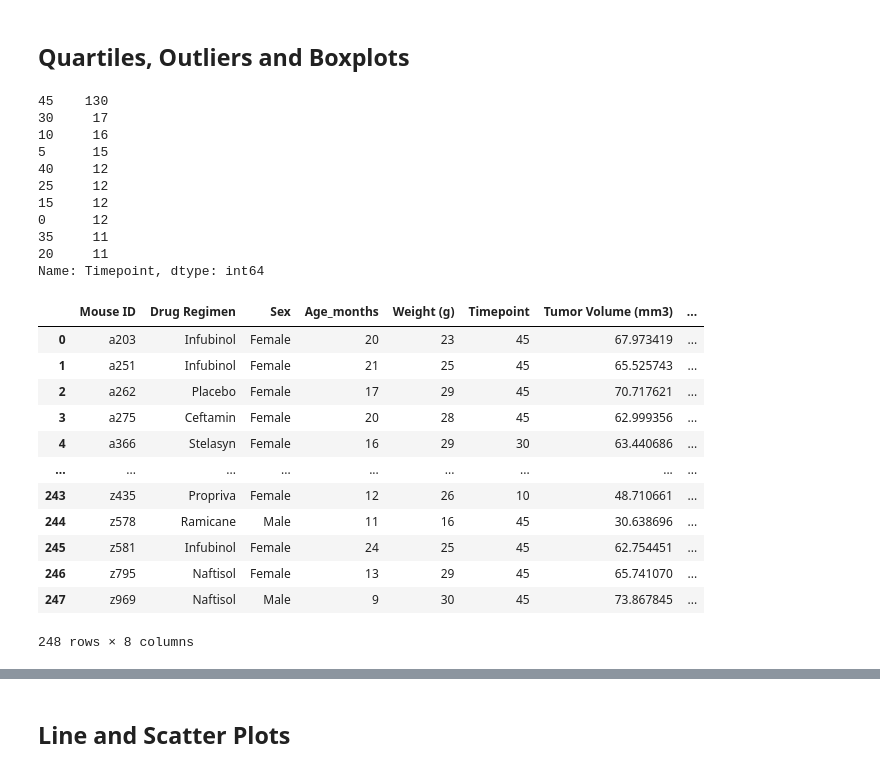
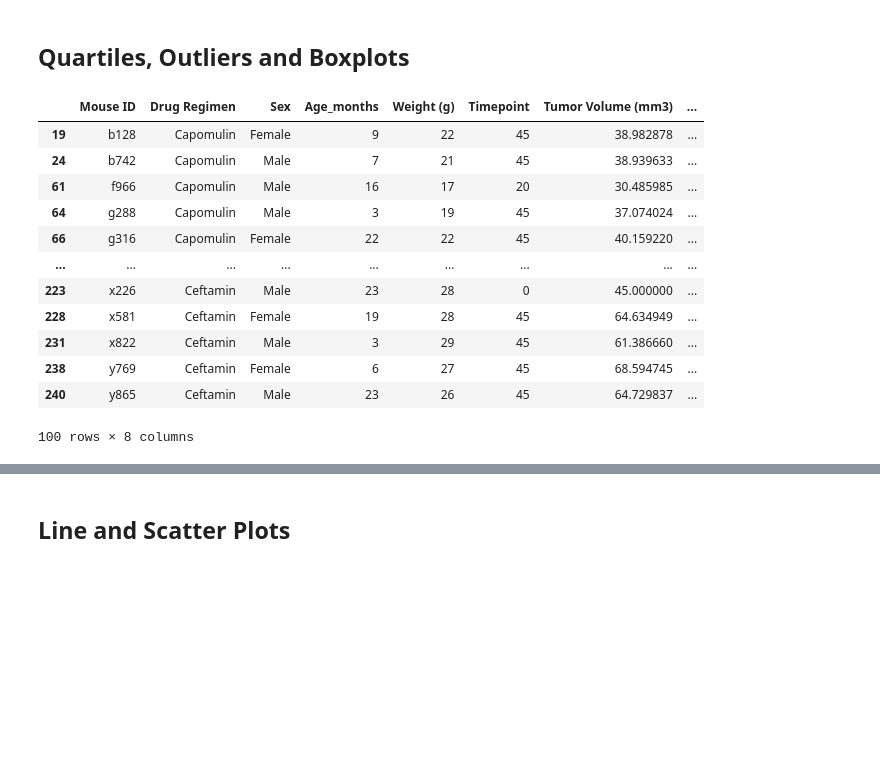
Before and after one commit to ashparra97/Matplotlib-challenge, a Jupyter notebook: pymaceuticals_starter.ipynb, the cells around one changed output, grey strips where cells are left out. Cells and saved outputs as stored; diff of their text form; code cells hidden in the pictures; blank space fills up the shorter version.

```diff
--- a/pymaceuticals_starter.ipynb
+++ b/pymaceuticals_starter.ipynb
@@ -201,48 +201,56 @@ Text(0.5, 1.0, 'Proportion of Male and Female Mice')
 # %% [markdown]
 ## Quartiles, Outliers and Boxplots
 # %%
-# Calculate the final tumor volume of each mouse across four of the treatment regimens:
-# Capomulin, Ramicane, Infubinol, and Ceftamin
+# Calculate the final tumor volume of each mouse across four of the treatment regimens: Capomulin, Ramicane, Infubinol, and Ceftamin
 
 # Start by getting the last (greatest) timepoint for each mouse
 groupedmice = clean.groupby(["Mouse ID"])
 timepoints_df = pd.DataFrame(groupedmice["Timepoint"].max()).reset_index()
 timepoints_df
+
 # Check the number of each max timepoint
-print(timepoints_df["Timepoint"].value_counts())
+#print(timepoints_df["Timepoint"].value_counts())
 
 # Merge this group df with the original dataframe to get the tumor volume at the last timepoint
 merged_df = pd.merge(clean, timepoints_df, on=["Mouse ID", "Timepoint"], how="right")
 merged_df
 
 # Drop duplicates of Mouse IDs
 dup_df = merged_df.drop_duplicates("Mouse ID")
-dup_df
+dup_df["Drug Regimen"].value_counts()
 
 # See if value counts here match above
 #print(dup_df["Timepoint"].value_counts())
+
+
+# Keep all rows that are  Capomulin, Ramicane, Infubinol, and Ceftamin
+#cleaned_df = dup_df.drop(dup_df["Drug Regimen"]["Zoniferol"])
+
+regimen1_df = dup_df.loc[dup_df["Drug Regimen"] == "Capomulin", :]
+regimen2_df = dup_df.loc[dup_df["Drug Regimen"] == "Ramicane", :]
+regimen3_df = dup_df.loc[dup_df["Drug Regimen"] == "Infubinol", :]
+regimen4_df = dup_df.loc[dup_df["Drug Regimen"] == "Ceftamin", :]
+#print(regimen4_df)
+
+# Put previous dataframes into one list
+dflist = [regimen1_df, regimen2_df, regimen3_df, regimen4_df]
+
+# Convert the list into one data frame
+final_df = pd.concat(dflist)
+final_df
+# Check value counts for each regimen
+#final_df["Drug Regimen"].value_counts()
 # %% [output]
+|  | Mouse ID | Drug Regimen | Sex | Age_months | Weight (g) | Timepoint | Tumor Volume (mm3) | ... |
+| 19 | b128 | Capomulin | Female | 9 | 22 | 45 | 38.982878 | ... |
+| 24 | b742 | Capomulin | Male | 7 | 21 | 45 | 38.939633 | ... |
+| 61 | f966 | Capomulin | Male | 16 | 17 | 20 | 30.485985 | ... |
+| 64 | g288 | Capomulin | Male | 3 | 19 | 45 | 37.074024 | ... |
+| 66 | g316 | Capomulin | Female | 22 | 22 | 45 | 40.159220 | ... |
+| ... | ... | ... | ... | ... | ... | ... | ... | ... |
+| 223 | x226 | Ceftamin | Male | 23 | 28 | 0 | 45.000000 | ... |
+| 228 | x581 | Ceftamin | Female | 19 | 28 | 45 | 64.634949 | ... |
+| 231 | x822 | Ceftamin | Male | 3 | 29 | 45 | 61.386660 | ... |
+| 238 | y769 | Ceftamin | Female | 6 | 27 | 45 | 68.594745 | ... |
+| 240 | y865 | Ceftamin | Male | 23 | 26 | 45 | 64.729837 | ... |
-45    130
-30     17
-10     16
-5      15
-40     12
-25     12
-15     12
-0      12
-35     11
-20     11
-Name: Timepoint, dtype: int64
+100 rows × 8 columns
-|  | Mouse ID | Drug Regimen | Sex | Age_months | Weight (g) | Timepoint | Tumor Volume (mm3) | ... |
-| 0 | a203 | Infubinol | Female | 20 | 23 | 45 | 67.973419 | ... |
-| 1 | a251 | Infubinol | Female | 21 | 25 | 45 | 65.525743 | ... |
-| 2 | a262 | Placebo | Female | 17 | 29 | 45 | 70.717621 | ... |
-| 3 | a275 | Ceftamin | Female | 20 | 28 | 45 | 62.999356 | ... |
-| 4 | a366 | Stelasyn | Female | 16 | 29 | 30 | 63.440686 | ... |
-| ... | ... | ... | ... | ... | ... | ... | ... | ... |
-| 243 | z435 | Propriva | Female | 12 | 26 | 10 | 48.710661 | ... |
-| 244 | z578 | Ramicane | Male | 11 | 16 | 45 | 30.638696 | ... |
-| 245 | z581 | Infubinol | Female | 24 | 25 | 45 | 62.754451 | ... |
-| 246 | z795 | Naftisol | Female | 13 | 29 | 45 | 65.741070 | ... |
-| 247 | z969 | Naftisol | Male | 9 | 30 | 45 | 73.867845 | ... |
-248 rows × 8 columns
```
Also changed, not shown: parts of 9 cells of this notebook.
